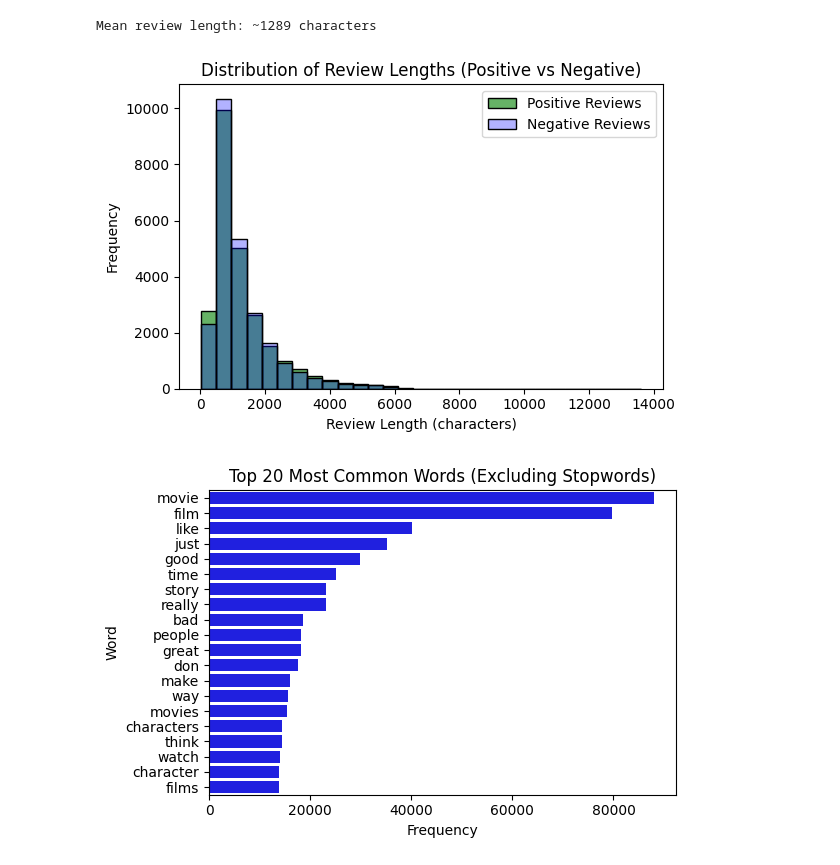
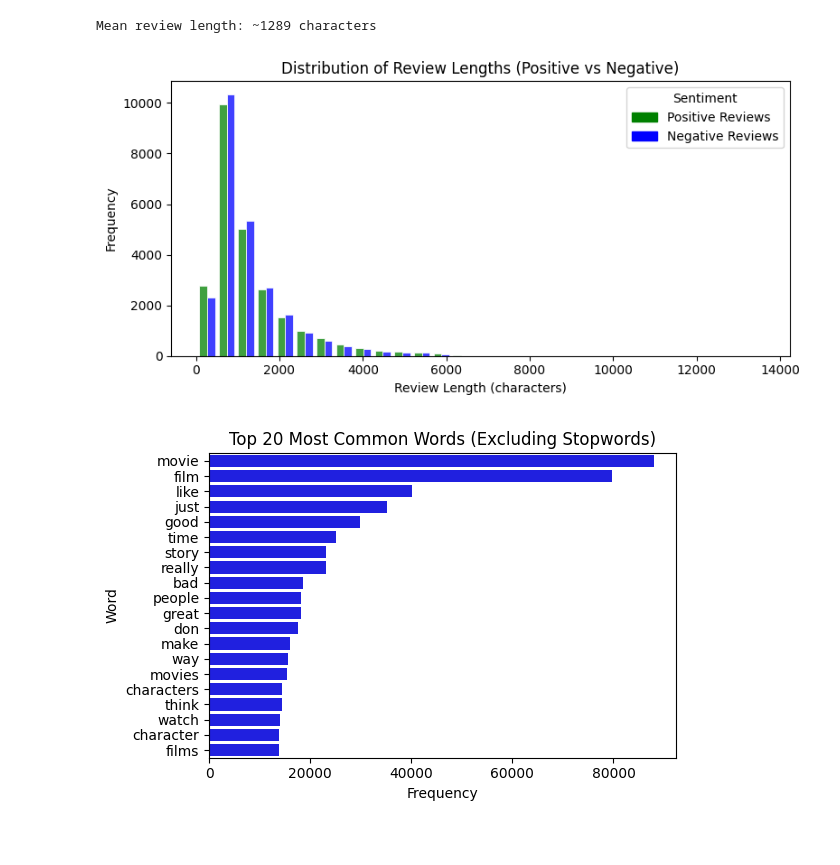
Before and after one commit to mmcphie04/nlp-sentiment-analysis, a Jupyter notebook: milestone3.ipynb, the cells around one changed output. Saved outputs shown, nothing was run; the diff lists cells and outputs as text; code cells hidden in the pictures; blank space fills up the shorter version.

```diff
--- a/milestone3.ipynb
+++ b/milestone3.ipynb
@@ -91,34 +92,42 @@ print(f'Mean review length: ~{int(np.mean(review_lengths))} characters')
 # %% [output]
 Mean review length: ~1289 characters
 # %%
-df['review_length'] = df['review'].apply(len)
+import numpy as np
+import matplotlib.pyplot as plt
+import seaborn as sns
+import matplotlib.patches as mpatches
 
-# Separate positive and negative review lengths
-positive_lengths = df[df['sentiment'] == 1]['review_length']
-negative_lengths = df[df['sentiment'] == 0]['review_length']
+df['sentiment_label'] = df['sentiment'].map({1: 'Positive Reviews', 0: 'Negative Reviews'})
+df['review_length'] = df['review'].str.len()
 
-# Get global min/max for consistent binning
-min_len = min(positive_lengths.min(), negative_lengths.min())
-max_len = max(positive_lengths.max(), negative_lengths.max())
+min_len = df['review_length'].min()
+max_len = df['review_length'].max()
+bins    = np.linspace(min_len, max_len, 30)
 
-# Define consistent bins
-bins = np.linspace(min_len, max_len, 30)
+plt.figure(figsize=(8,4))
+ax = sns.histplot(
+    data=df,
+    x='review_length',
+    hue='sentiment_label',
+    bins=bins,
+    multiple='dodge',
+    shrink=0.8,
+    palette={'Positive Reviews':'green','Negative Reviews':'blue'},
+    legend=False,
+    edgecolor='white'
+)
 
-# Plot histograms
-plt.figure(figsize=(6, 4))
-sns.histplot(positive_lengths, bins=bins, color='green', label='Positive Reviews', alpha=0.6, multiple='dodge')
-sns.histplot(negative_lengths, bins=bins, color='blue', label='Negative Reviews', alpha=0.3, multiple='dodge')
+pos_patch = mpatches.Patch(color='green', label='Positive Reviews')
+neg_patch = mpatches.Patch(color='blue',  label='Negative Reviews')
+ax.legend(handles=[pos_patch, neg_patch], title='Sentiment', loc='upper right')
 
-# Customize plot
-
-plt.title('Distribution of Review Lengths (Positive vs Negative)')
-plt.xlabel('Review Length (characters)')
-plt.ylabel('Frequency')
-plt.legend()
+ax.set_title('Distribution of Review Lengths (Positive vs Negative)')
+ax.set_xlabel('Review Length (characters)')
+ax.set_ylabel('Frequency')
 plt.tight_layout()
 plt.show()
 # %% [output]
-[figure, old version]
+[figure, new version]
 # %%
 all_reviews = df['review']
 
```
Also changed, not shown: parts of 2 cells of this notebook.
